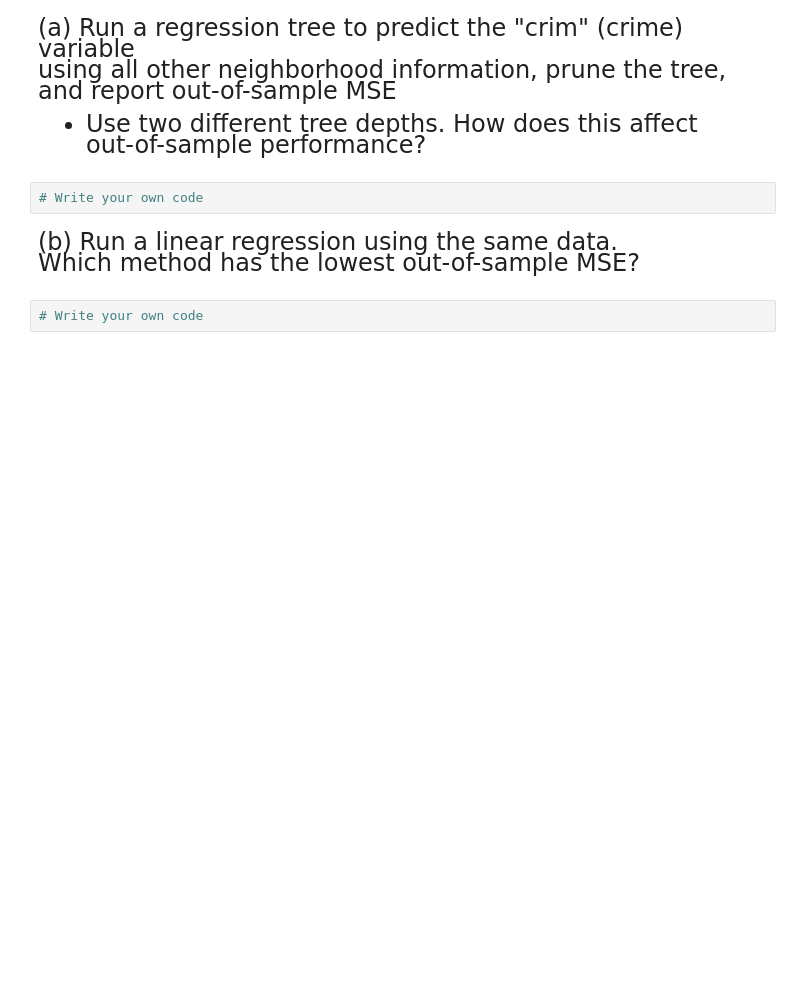
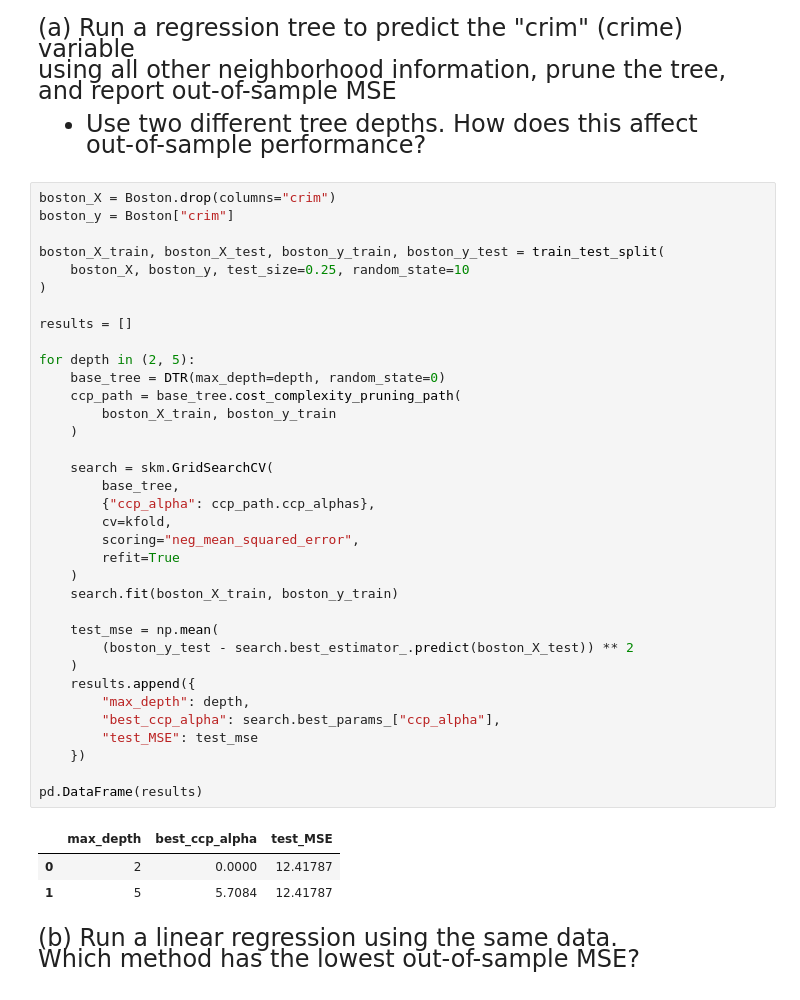
Before and after one commit to apastor03/datasci530fall2026, a Jupyter notebook: Lecture 13/Lecture 13a - Regression Trees.ipynb, the cells around one changed output. Cells and saved outputs as stored; diff of their text form; blank space fills up the shorter version.

```diff
--- a/Lecture 13/Lecture 13a - Regression Trees.ipynb
+++ b/Lecture 13/Lecture 13a - Regression Trees.ipynb
@@ -182,12 +182,47 @@ and report out-of-sample MSE
 
 - Use two different tree depths. How does this affect <br>
 out-of-sample performance?
-# %%
-# Write your own code
+# %%
+boston_X = Boston.drop(columns="crim")
+boston_y = Boston["crim"]
+
+boston_X_train, boston_X_test, boston_y_train, boston_y_test = train_test_split(
+    boston_X, boston_y, test_size=0.25, random_state=10
+)
+
+results = []
+
+for depth in (2, 5):
+    base_tree = DTR(max_depth=depth, random_state=0)
+    ccp_path = base_tree.cost_complexity_pruning_path(
+        boston_X_train, boston_y_train
+    )
+
+    search = skm.GridSearchCV(
+        base_tree,
+        {"ccp_alpha": ccp_path.ccp_alphas},
+        cv=kfold,
+        scoring="neg_mean_squared_error",
+        refit=True
+    )
+    search.fit(boston_X_train, boston_y_train)
+
+    test_mse = np.mean(
+        (boston_y_test - search.best_estimator_.predict(boston_X_test)) ** 2
+    )
+    results.append({
+        "max_depth": depth,
+        "best_ccp_alpha": search.best_params_["ccp_alpha"],
+        "test_MSE": test_mse
+    })
+
+pd.DataFrame(results)
+# %% [output]
+|  | max_depth | best_ccp_alpha | test_MSE |
+| 0 | 2 | 0.0000 | 12.41787 |
+| 1 | 5 | 5.7084 | 12.41787 |
 # %% [markdown]
 <font size = "5">
 
 (b) Run a linear regression using the same data. <br>
 Which method has the lowest out-of-sample MSE?
-# %%
-# Write your own code
```
Also changed, not shown: parts of 6 cells of this notebook, 9 other files.
